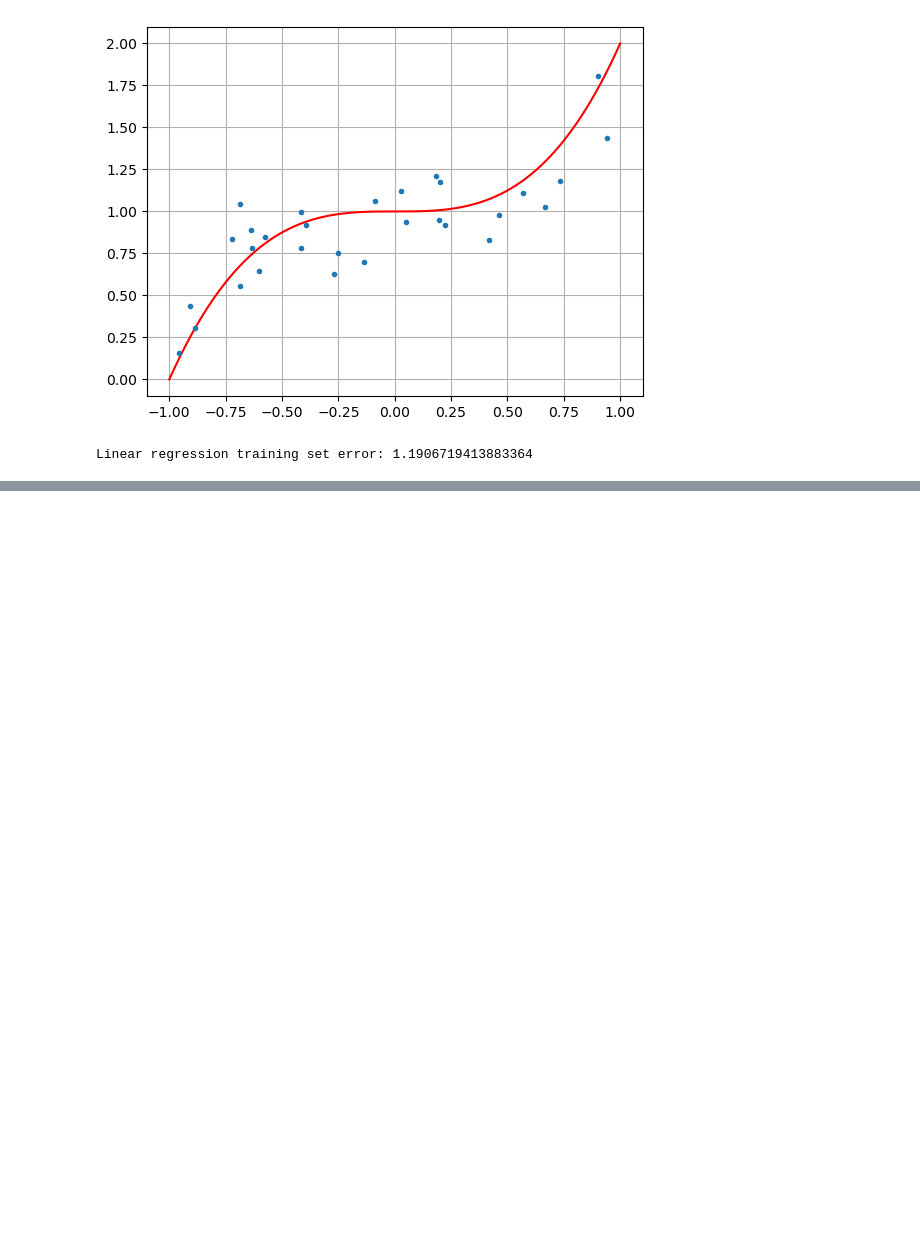
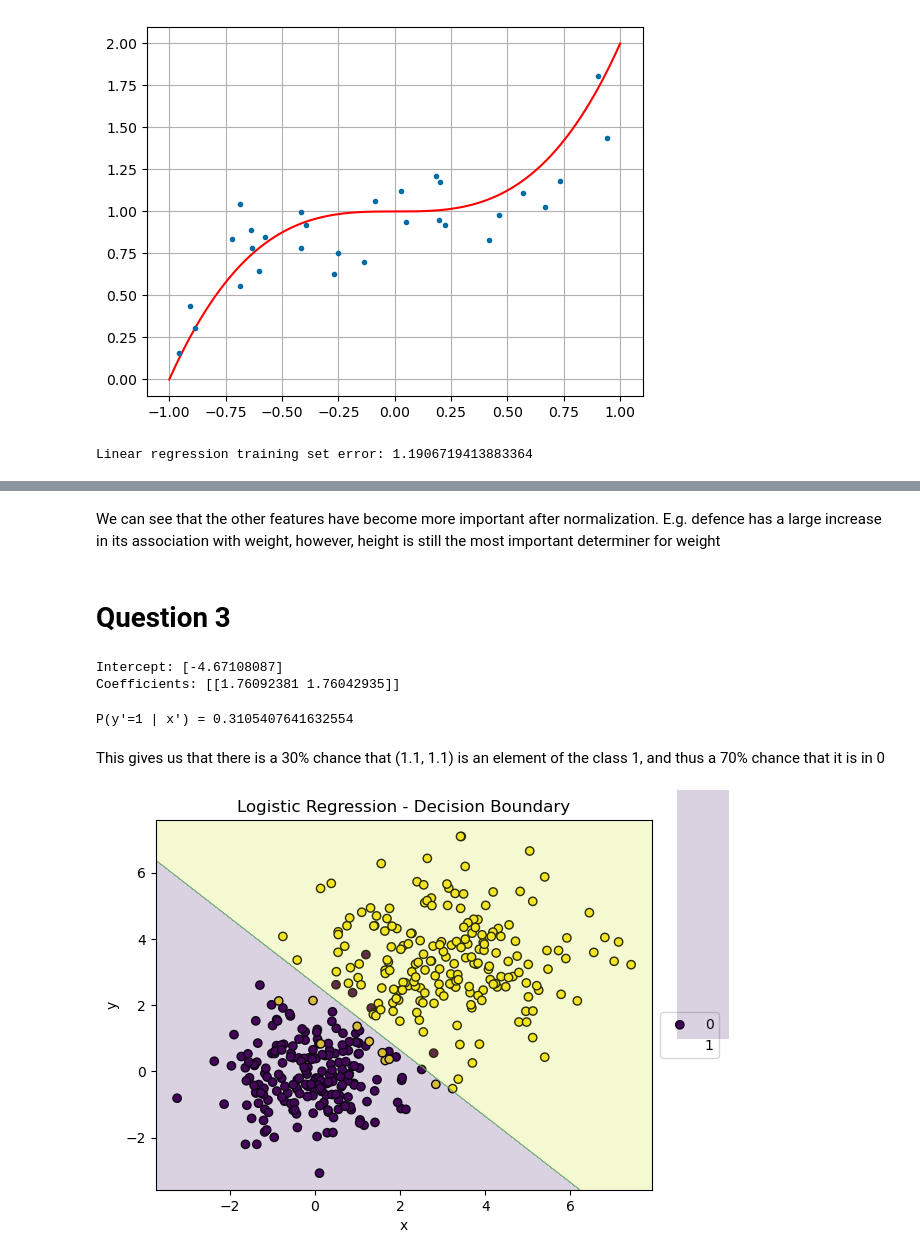
Before and after one commit to alexvillr/COMP4702, a Jupyter notebook: prac4/lab4.ipynb, the cells around one changed output, grey strips where cells are left out. Drawn from its saved outputs; the diff is of its cells as text; code cells hidden in the pictures; blank space fills up the shorter version.

Commit message:
"late commit of work for the pracs. 1 through 4 all working, 5 and 6 not there yet"

```diff
--- a/prac4/lab4.ipynb
+++ b/prac4/lab4.ipynb
@@ -71,0 +126,56 @@ plt.show()
+# %% [markdown]
+We can see that the other features have become more important after normalization. E.g. defence has a large increase in its association with weight, however, height is still the most important determiner for weight
+# %% [markdown]
+# Question 3
+# %%
+#load the data
+data = pd.read_csv("W3classif.csv")
+
+# Prepare the data
+X = data.iloc[:, :-1]
+y = data.iloc[:, -1]
+
+# Fit the logistic regression model
+model = LogisticRegression()
+model.fit(X.values, y.values)
+
+# Print the parameter values
+print("Intercept:", model.intercept_)
+print("Coefficients:", model.coef_)
+# %% [output]
+Intercept: [-4.67108087]
+Coefficients: [[1.76092381 1.76042935]]
+# %%
+# Predict the probability of y'=1 given x'=(1.1,1.1)
+x_test = [[1.1, 1.1]]
+y_pred_proba = model.predict_proba(x_test)
+
+# Print the predicted probability
+print(f"P(y'=1 | x') = {y_pred_proba[0][1]}")
+# %% [output]
+P(y'=1 | x') = 0.3105407641632554
+# %% [markdown]
+This gives us that there is a 30% chance that (1.1, 1.1) is an element of the class 1, and thus a 70% chance that it is in 0
+# %%
+# Define the mesh grid with distance between lines of 0.02
+h = 0.02
+# use a padding of 0.5 for our min and max values
+x_min, x_max = X.iloc[:, 0].min() - 0.5, X.iloc[:, 0].max() + 0.5
+y_min, y_max = X.iloc[:, 1].min() - 0.5, X.iloc[:, 1].max() + 0.5
+# generate mesh grid from these min and max values, as well as our spacing h
+xx, yy = np.meshgrid(np.arange(x_min, x_max, h), np.arange(y_min, y_max, h))
+# use the model to predict the class while using their positions in the x y plane
+Z = model.predict(np.c_[xx.ravel(), yy.ravel()])
+Z = Z.reshape(xx.shape)
+
+# Plot the data with the discriminant function and decision boundary
+plt.figure()
+plt.scatter(X.iloc[:, 0], X.iloc[:, 1], c=y, edgecolors='k')
+plt.contourf(xx, yy, Z, alpha=0.2)
+plt.xlabel('x')
+plt.ylabel('y')
+plt.legend(['0', '1'], fancybox=True, loc='best', bbox_to_anchor=(1.15, 0.5))
+plt.title('Logistic Regression - Decision Boundary')
+plt.show()
+# %% [output]
+[figure, added]
```
Also changed, not shown: parts of 12 cells of this notebook, 7 other files.
